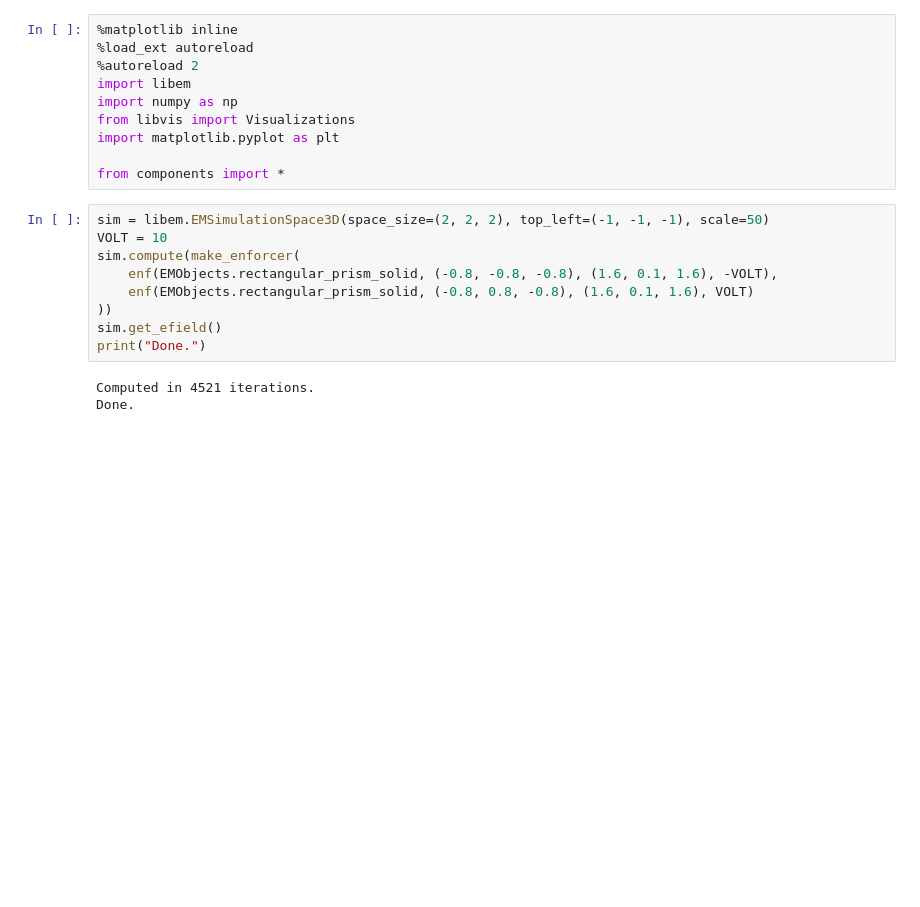
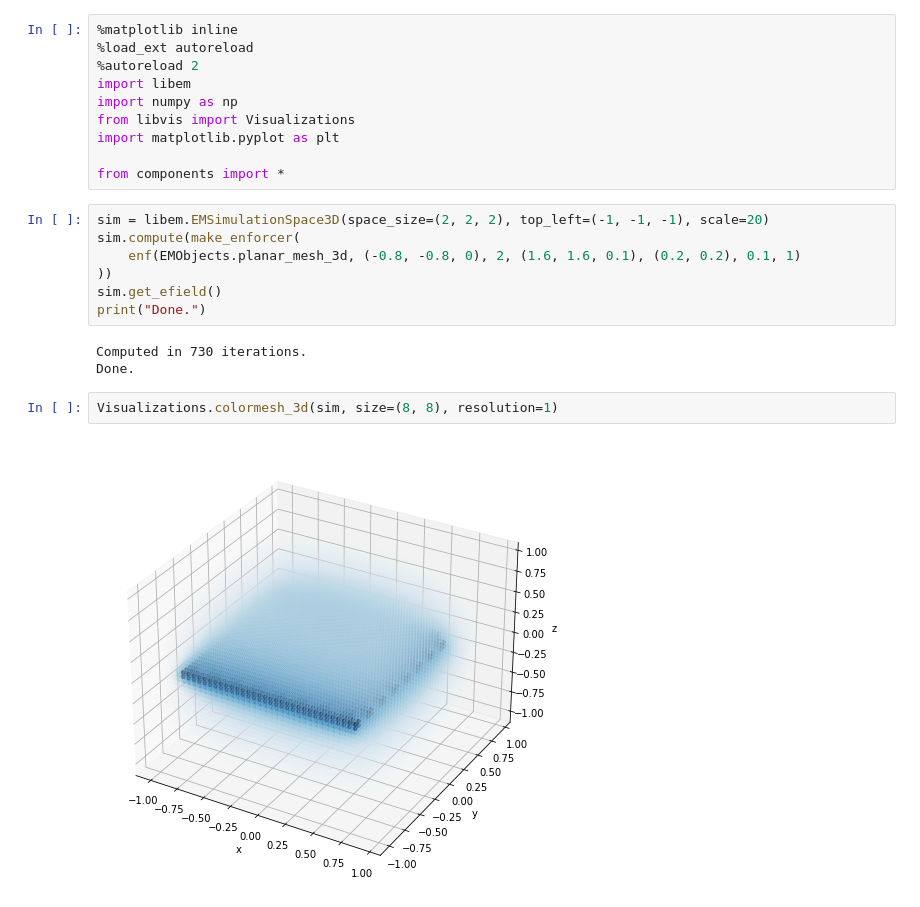
Before and after one commit to afurman2/Phys1600Final, a Jupyter notebook: FinalProject.ipynb, the cells around one changed output. Cells and saved outputs as stored; diff of their text form; blank space fills up the shorter version.

```diff
--- a/FinalProject.ipynb
+++ b/FinalProject.ipynb
@@ -9,15 +9,17 @@ import matplotlib.pyplot as plt
 
 from components import *
 # %%
-sim = libem.EMSimulationSpace3D(space_size=(2, 2, 2), top_left=(-1, -1, -1), scale=50)
-VOLT = 10
+sim = libem.EMSimulationSpace3D(space_size=(2, 2, 2), top_left=(-1, -1, -1), scale=20)
 sim.compute(make_enforcer(
-    enf(EMObjects.rectangular_prism_solid, (-0.8, -0.8, -0.8), (1.6, 0.1, 1.6), -VOLT),
-    enf(EMObjects.rectangular_prism_solid, (-0.8, 0.8, -0.8), (1.6, 0.1, 1.6), VOLT)
+    enf(EMObjects.planar_mesh_3d, (-0.8, -0.8, 0), 2, (1.6, 1.6, 0.1), (0.2, 0.2), 0.1, 1)
 ))
 sim.get_efield()
 print("Done.")
 # %% [output]
-Computed in 4521 iterations.
+Computed in 730 iterations.
 Done.
+# %%
+Visualizations.colormesh_3d(sim, size=(8, 8), resolution=1)
+# %% [output]
+[figure, added]
 # %%
```
Also changed, not shown: parts of 4 cells of this notebook, 3 other files.
